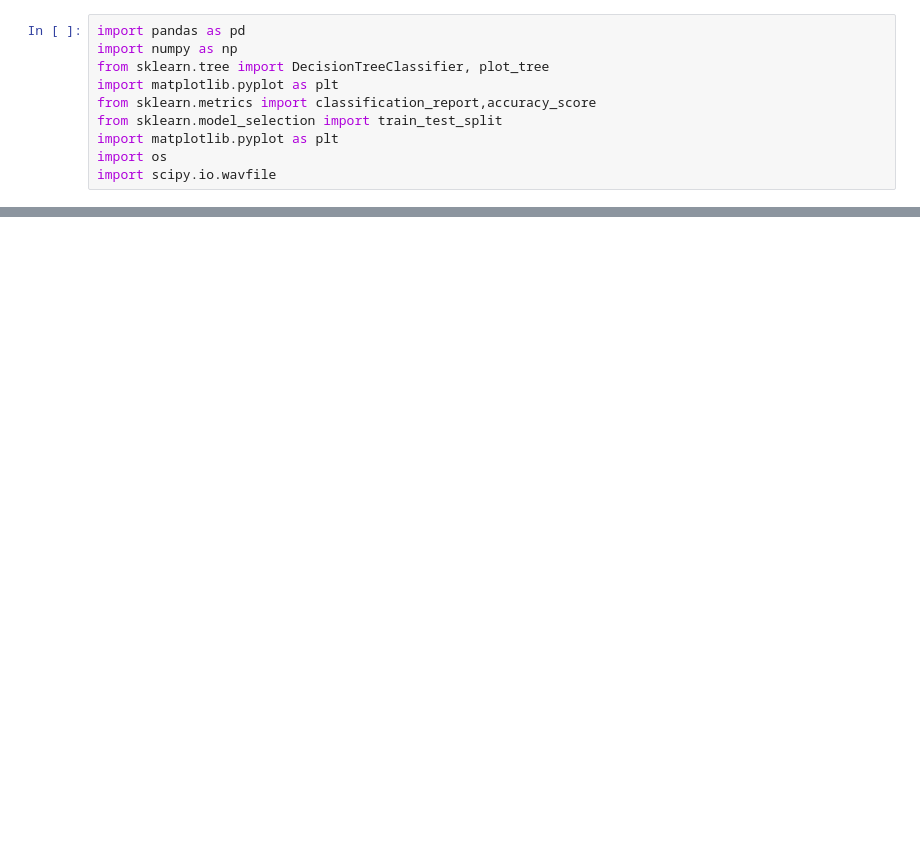
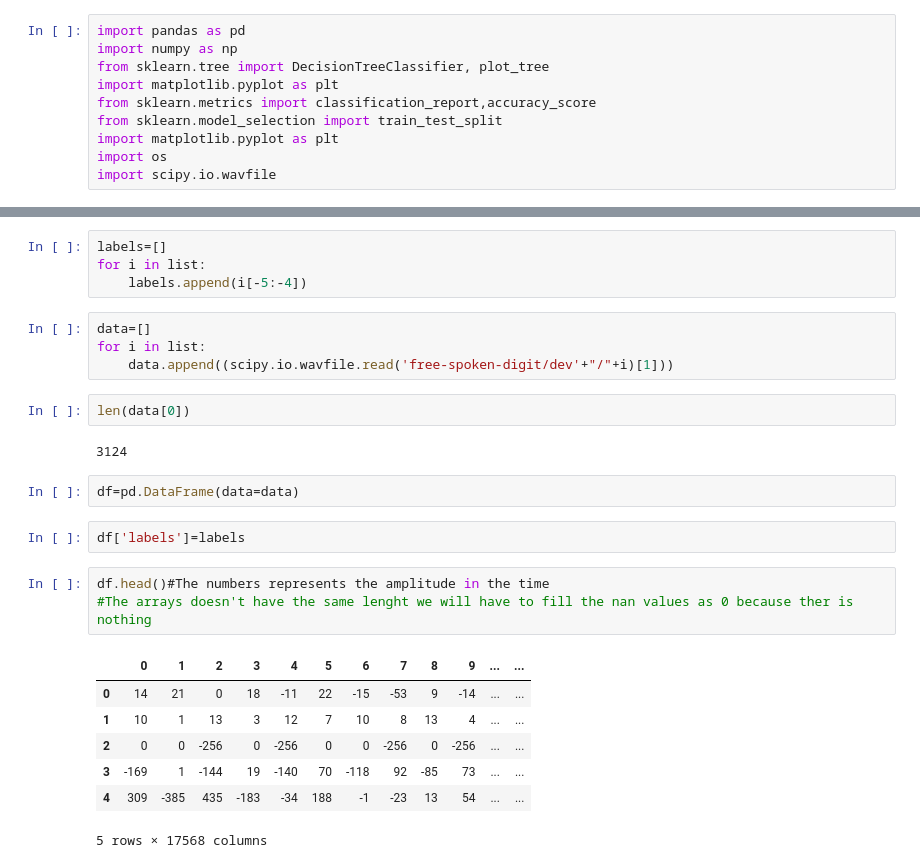
Before and after one commit to MateoRivera/Data-science-lab---Laboratories, a Jupyter notebook: Laboratory 7/Aleja.ipynb, the cells around one changed output, grey strips where cells are left out. Drawn from its saved outputs; the diff is of its cells as text; blank space fills up the shorter version.

```diff
--- a/Laboratory 7/Aleja.ipynb
+++ b/Laboratory 7/Aleja.ipynb
@@ -23,0 +33,27 @@ ValueError: Multiple files found in ZIP file. Only one file per ZIP: ['dev/0_4.w
+# %%
+labels=[]
+for i in list:
+    labels.append(i[-5:-4])
+# %%
+data=[]
+for i in list:
+    data.append((scipy.io.wavfile.read('free-spoken-digit/dev'+"/"+i)[1]))
+# %%
+len(data[0])
+# %% [output]
+3124
+# %%
+df=pd.DataFrame(data=data)
+# %%
+df['labels']=labels
+# %%
+df.head()#The numbers represents the amplitude in the time
+#The arrays doesn't have the same lenght we will have to fill the nan values as 0 because ther is nothing
+# %% [output]
+|  | 0 | 1 | 2 | 3 | 4 | 5 | 6 | 7 | 8 | 9 | ... | ... |
+| 0 | 14 | 21 | 0 | 18 | -11 | 22 | -15 | -53 | 9 | -14 | ... | ... |
+| 1 | 10 | 1 | 13 | 3 | 12 | 7 | 10 | 8 | 13 | 4 | ... | ... |
+| 2 | 0 | 0 | -256 | 0 | -256 | 0 | 0 | -256 | 0 | -256 | ... | ... |
+| 3 | -169 | 1 | -144 | 19 | -140 | 70 | -118 | 92 | -85 | 73 | ... | ... |
+| 4 | 309 | -385 | 435 | -183 | -34 | 188 | -1 | -23 | 13 | 54 | ... | ... |
+5 rows × 17568 columns
```
Also changed, not shown: parts of 10 cells of this notebook.
